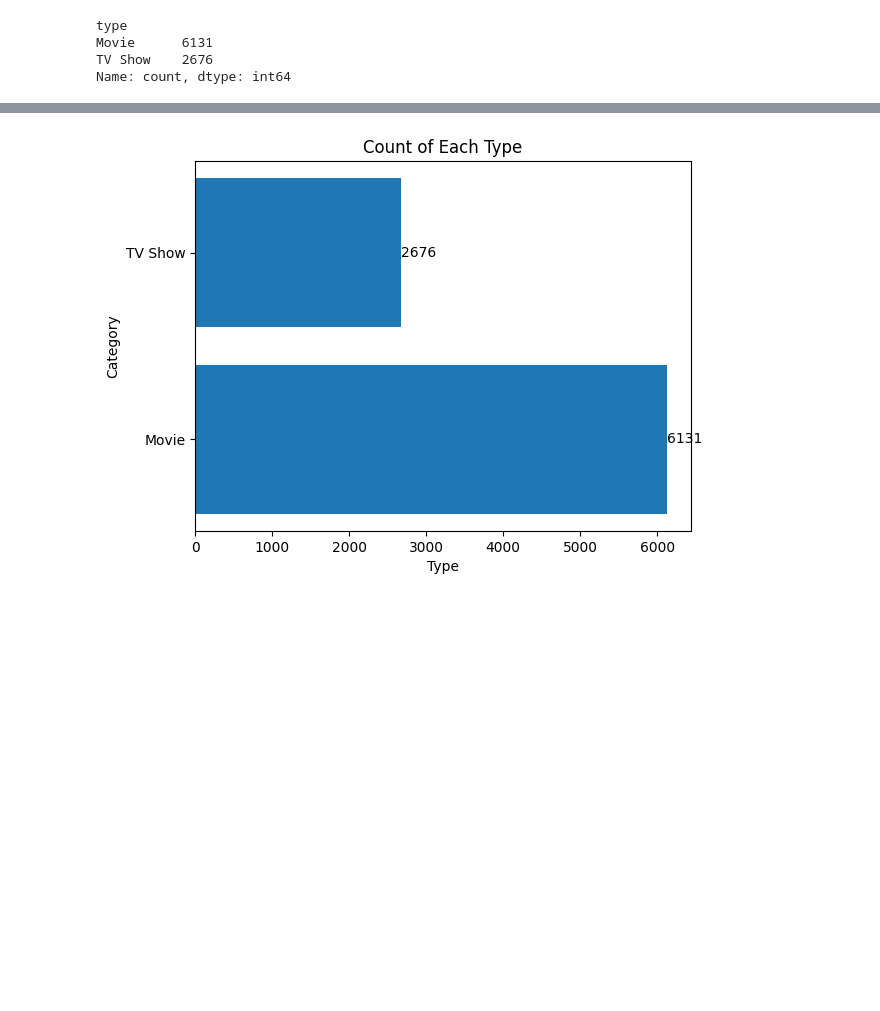
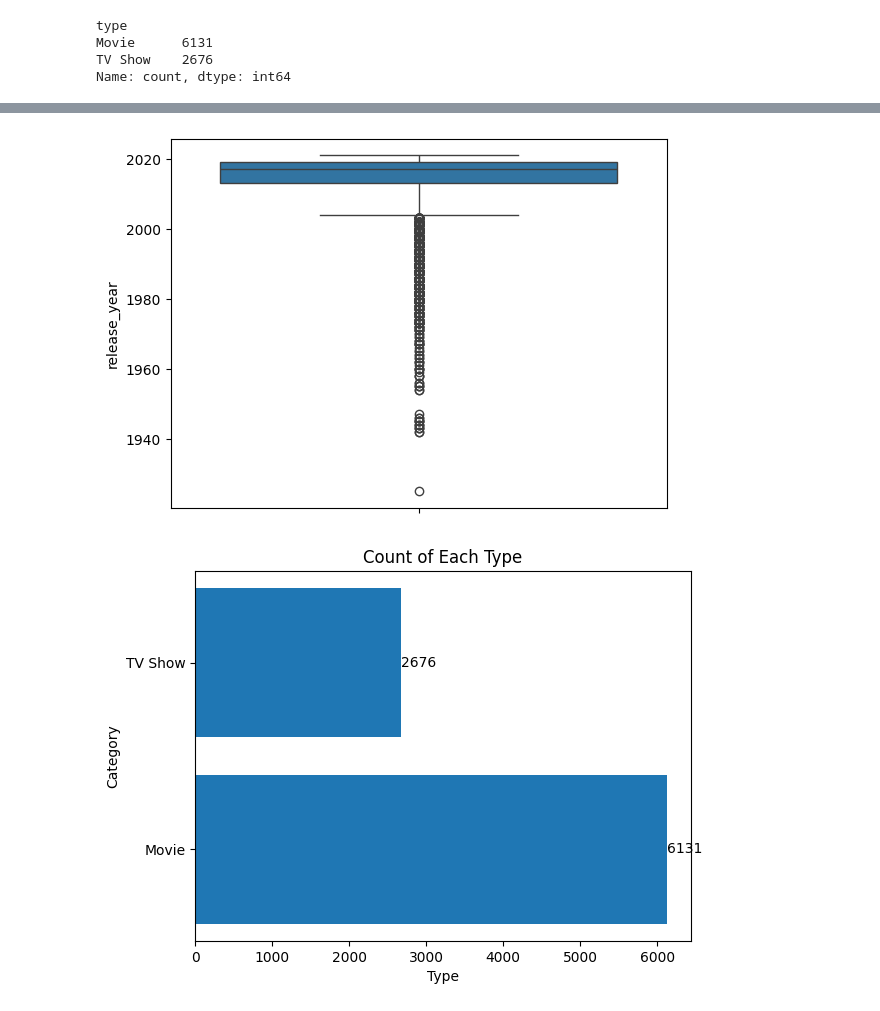
Before and after one commit to parthpbhagat/pr1-data-profiler, a Jupyter notebook: pr1.ipynb, the cells around one changed output, grey strips where cells are left out. Drawn from its saved outputs; the diff is of its cells as text; code cells hidden in the pictures; blank space fills up the shorter version.

```diff
--- a/pr1.ipynb
+++ b/pr1.ipynb
@@ -314,3 +410,5 @@ Name: director, dtype: object
+# %%
+df_csv["date_added"] = pd.to_datetime(df_csv["date_added"],errors='coerce')
 # %%
 # fill na with mode
 df_csv["director"] = df_csv["director"].fillna(df_csv["director"].mode()[0])
@@ -359,3 +498,8 @@ Name: count, dtype: int64
+# %%
+sns.boxplot(df_csv["release_year"])
+plt.show()
+# %% [output]
+[figure, added]
 # %%
 import matplotlib.pyplot as plt
 
```
Also changed, not shown: parts of 34 cells of this notebook, 1 other file.
